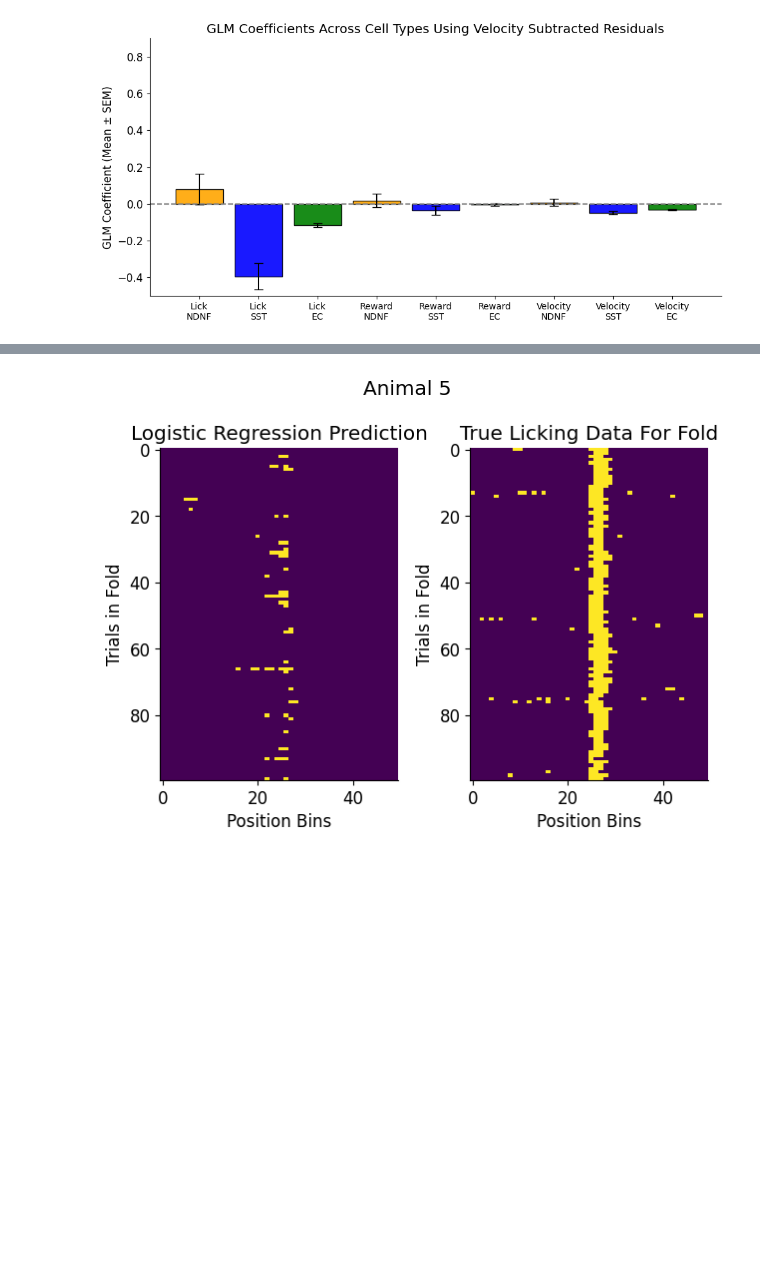
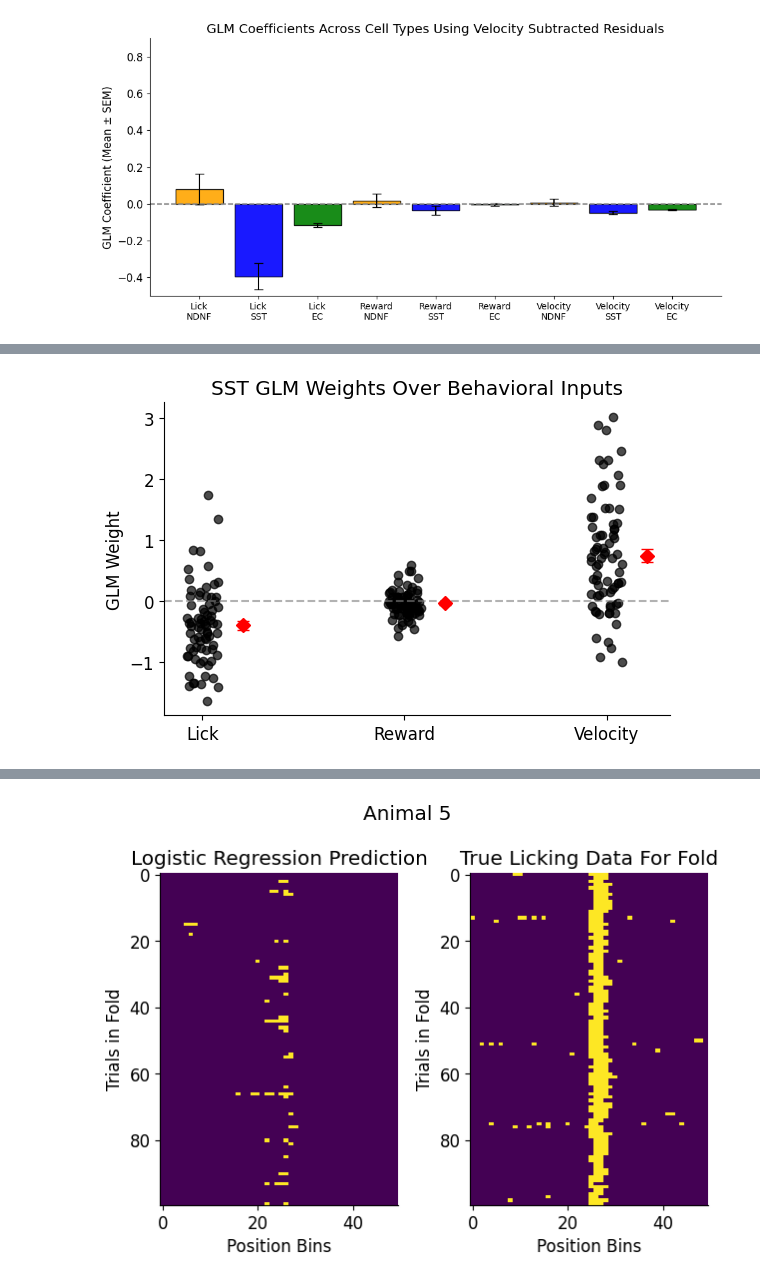
Before and after one commit to Milstein-Lab/CA1-interneuron-GLM, a Jupyter notebook: Clean_notebooks_to_date/finding_weights_over_NDNF.ipynb, the cells around one changed output, grey strips where cells are left out. Cells and saved outputs as stored; diff of their text form; code cells hidden in the pictures; blank space fills up the shorter version.

```diff
--- a/Clean_notebooks_to_date/finding_weights_over_NDNF.ipynb
+++ b/Clean_notebooks_to_date/finding_weights_over_NDNF.ipynb
@@ -570,0 +743,51 @@ NameError: name 'EC_GLM_models' is not defined
+# %%
+import matplotlib.pyplot as plt
+import numpy as np
+from scipy.stats import sem
+
+# Assuming weights_list_SST is already defined
+lick_weights = []
+reward_weights = []
+velocity_weights = []
+
+for data in weights_list_SST:
+    lick_weights.append(data[0])
+    reward_weights.append(data[1])
+    velocity_weights.append(data[2])
+
+# Convert to numpy arrays
+lick_weights = np.array(lick_weights)
+reward_weights = np.array(reward_weights)
+velocity_weights = np.array(velocity_weights)
+
+# X positions and labels
+x_labels = ['Lick', 'Reward', 'Velocity']
+x_pos = np.arange(len(x_labels))  # [0, 1, 2]
+x_offset = 0.2  # Offset for mean+SEM
+jitter_strength = 0.08
+
+# Create figure
+plt.figure(figsize=(6, 4))
+
+# Plot black dots with jitter
+np.random.seed(0)  # for reproducibility
+for i, weights in enumerate([lick_weights, reward_weights, velocity_weights]):
+    jitter = np.random.uniform(-jitter_strength, jitter_strength, size=len(weights))
+    plt.scatter(np.full_like(weights, x_pos[i]) + jitter, weights, color='black', alpha=0.7)
+
+# Plot diamond + SEM
+for i, weights in enumerate([lick_weights, reward_weights, velocity_weights]):
+    mean_val = np.mean(weights)
+    sem_val = sem(weights)
+    plt.errorbar(x_pos[i] + x_offset, mean_val, yerr=sem_val,
+                 fmt='D', color='red', capsize=4, markersize=7, label='_nolegend_')
+
+# Formatting
+plt.xticks(x_pos, x_labels)
+plt.ylabel("GLM Weight")
+plt.title("SST GLM Weights Over Behavioral Inputs")
+plt.axhline(0, color='grey', linestyle='--', alpha=0.6)
+plt.tight_layout()
+plt.show()
+# %% [output]
+[figure, added]
```
Also changed, not shown: parts of 12 cells of this notebook.
